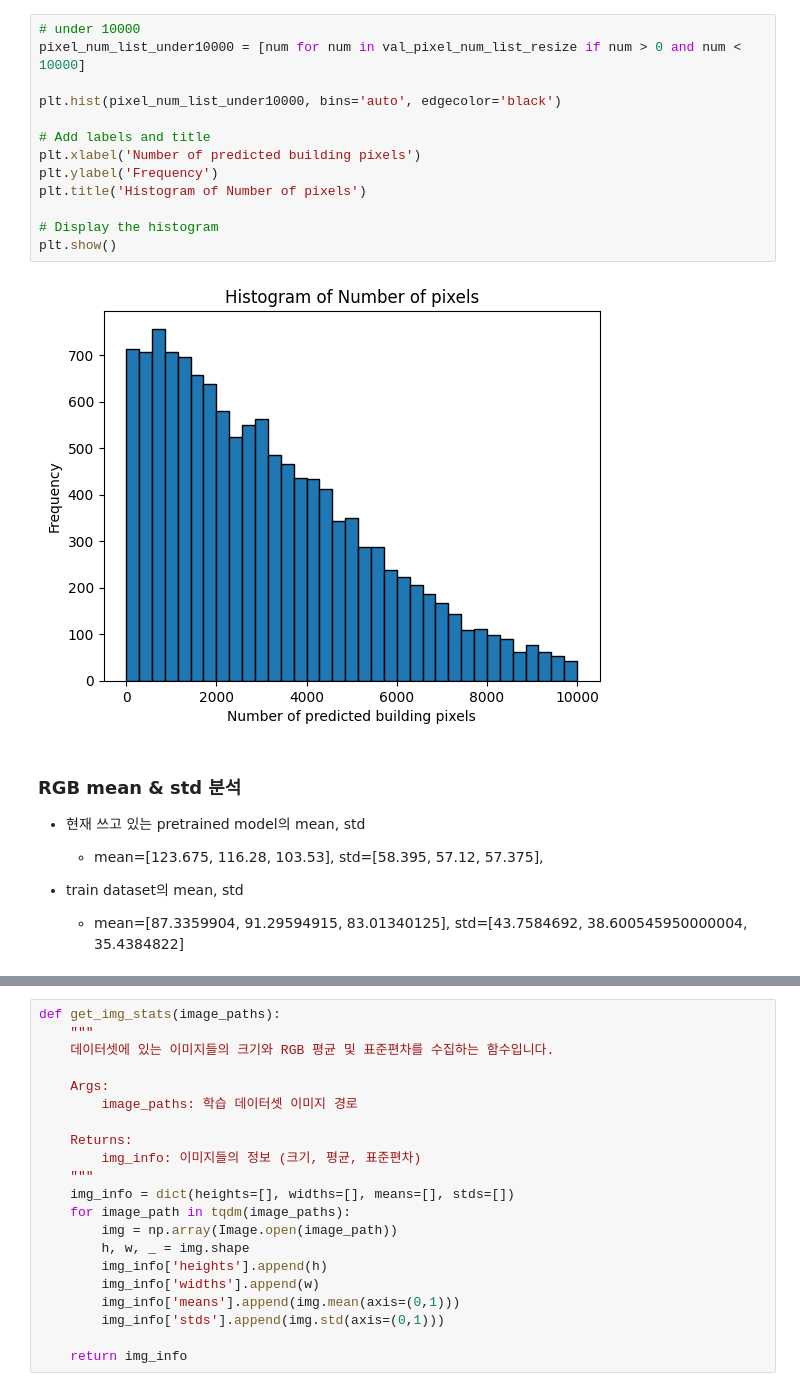
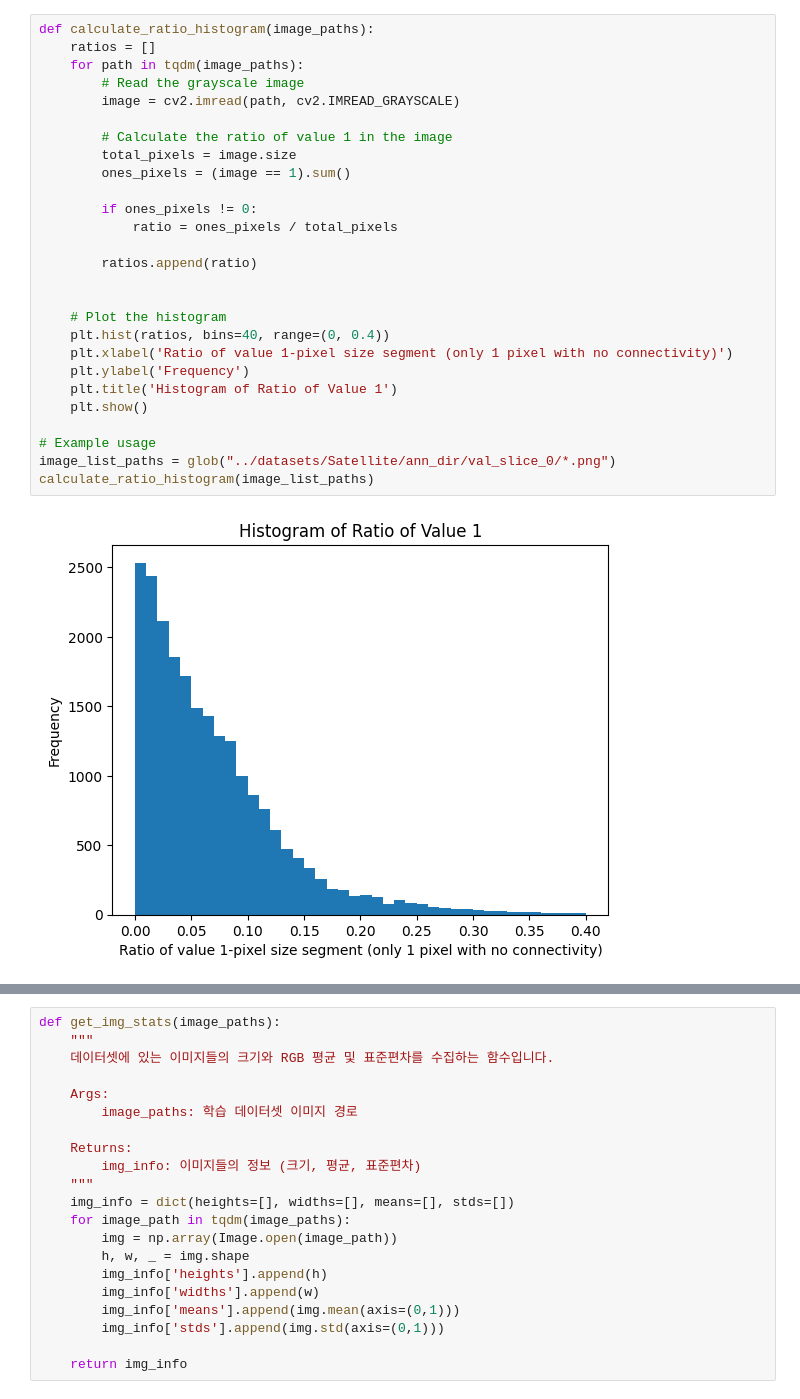
Before and after one commit to kang-jaehyun/Dacon_SpaceAI_Solution, a Jupyter notebook: EDA/EDA.ipynb, the cells around one changed output, grey strips where cells are left out. Saved outputs shown, nothing was run; the diff lists cells and outputs as text.

Commit message:
update file path, edit sh

```diff
--- a/EDA/EDA.ipynb
+++ b/EDA/EDA.ipynb
@@ -149,22 +9,29 @@ plt.show()
-# %%
-# under 10000
-pixel_num_list_under10000 = [num for num in val_pixel_num_list_resize if num > 0 and num < 10000]
-
-plt.hist(pixel_num_list_under10000, bins='auto', edgecolor='black')
-
-# Add labels and title
-plt.xlabel('Number of predicted building pixels')
-plt.ylabel('Frequency')
-plt.title('Histogram of Number of pixels')
-
-# Display the histogram
-plt.show()
-# %% [output]
-[figure, removed]
-# %% [markdown]
-### RGB mean & std 분석
-- 현재 쓰고 있는 pretrained model의 mean, std
-    - mean=[123.675, 116.28, 103.53], std=[58.395, 57.12, 57.375],
-
-- train dataset의 mean, std
-    - mean=[87.3359904, 91.29594915, 83.01340125], std=[43.7584692, 38.600545950000004, 35.4384822]
+# %%
+def calculate_ratio_histogram(image_paths):
+    ratios = []
+    for path in tqdm(image_paths):
+        # Read the grayscale image
+        image = cv2.imread(path, cv2.IMREAD_GRAYSCALE)
+
+        # Calculate the ratio of value 1 in the image
+        total_pixels = image.size
+        ones_pixels = (image == 1).sum()
+
+        if ones_pixels != 0:
+            ratio = ones_pixels / total_pixels
+
+        ratios.append(ratio)
+
+
+    # Plot the histogram
+    plt.hist(ratios, bins=40, range=(0, 0.4))
+    plt.xlabel('Ratio of value 1-pixel size segment (only 1 pixel with no connectivity)')
+    plt.ylabel('Frequency')
+    plt.title('Histogram of Ratio of Value 1')
+    plt.show()
+
+# Example usage
+image_list_paths = glob("../datasets/Satellite/ann_dir/val_slice_0/*.png")
+calculate_ratio_histogram(image_list_paths)
+# %% [output]
+[figure, added]
```
Also changed, not shown: parts of 22 cells of this notebook, 10 other files.
